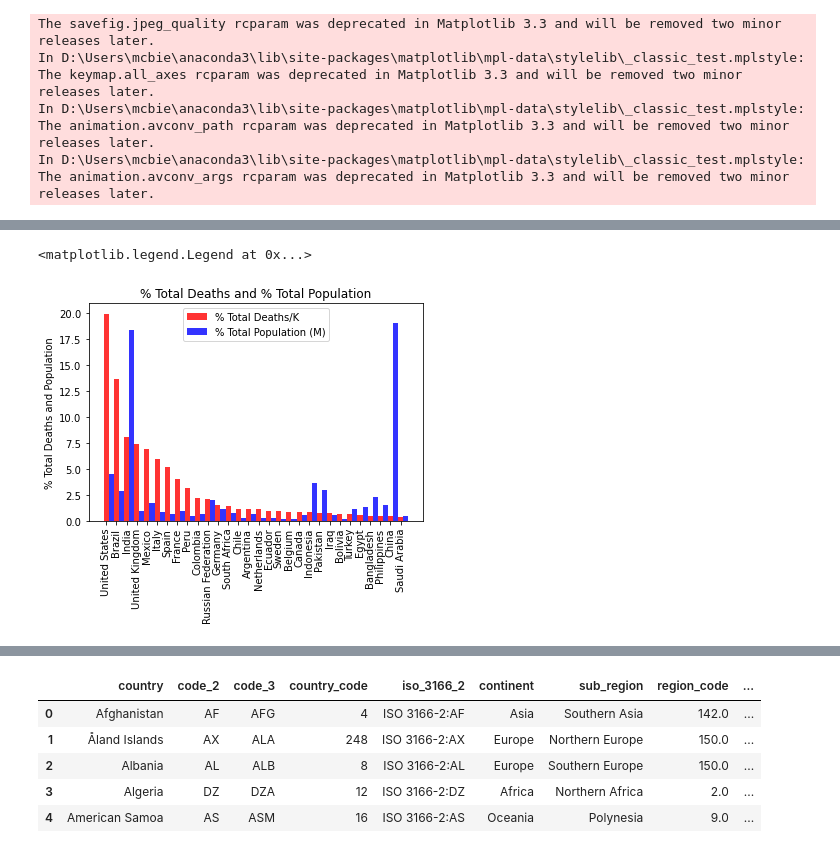
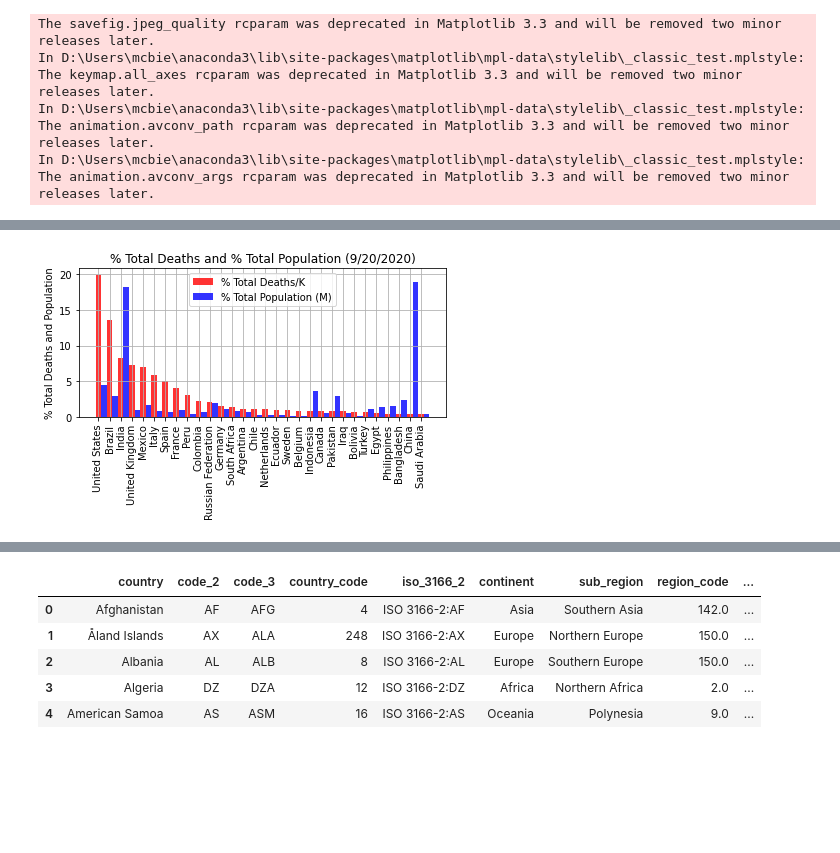
Before and after one commit to mcbien/Project_One, a Jupyter notebook: Project One - Charting.ipynb, the cells around one changed output, grey strips where cells are left out. Saved outputs shown, nothing was run; the diff lists cells and outputs as text; code cells hidden in the pictures; blank space fills up the shorter version.

```diff
--- a/Project One - Charting.ipynb
+++ b/Project One - Charting.ipynb
@@ -248,22 +249,25 @@ plt.savefig(output_path_fig5)
 # %%
 country_names = country_top_50["Country Name"]
 country_count = country_top_50["Country Name"].nunique()
 deaths = country_top_50["% Total Deaths"]
 pop = country_top_50["% Global Population"]
 index = np.arange(country_count)
 fig,ax = plt.subplots()
 bar_width = .50
 opacity = .8
 perc_ded_bar = plt.bar(index,deaths,bar_width,alpha = opacity,color="red",label="% Total Deaths/K")
 perc_pop_bar = plt.bar(index + bar_width,pop,bar_width,alpha = opacity,color="blue",label="% Total Population (M)")
 plt.xlabel = country_names
-plt.title("% Total Deaths and % Total Population")
+plt.title(f"% Total Deaths and % Total Population ({today.month}/{today.day}/{today.year})")
 plt.ylabel("% Total Deaths and Population")
 plt.xticks(index, country_names, rotation=90, ha="center")
 plt.legend()
+plt.grid(True)
+plt.tight_layout()
+output_path_fig6 = os.path.join("charts","Histogram-Per Total Deaths by Country.jpg")
+plt.savefig(output_path_fig6)
 # %% [output]
-<matplotlib.legend.Legend at 0x...>
-[figure, old version]
+[figure, new version]
 # %%
 # Add continent to country data
 country_data.head()
```
Also changed, not shown: parts of 16 cells of this notebook, 14 other files.
